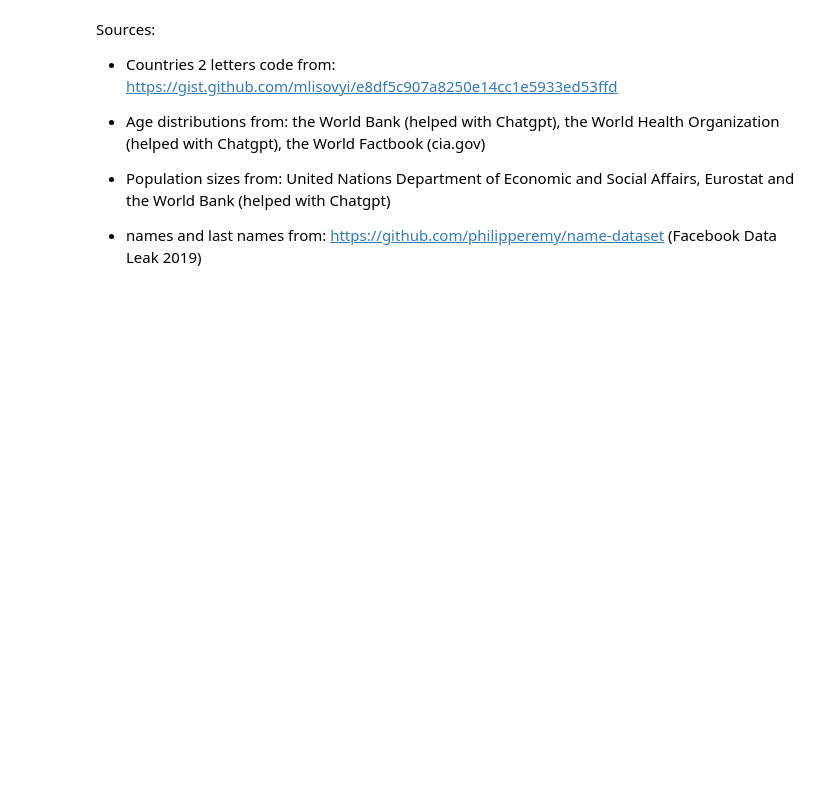
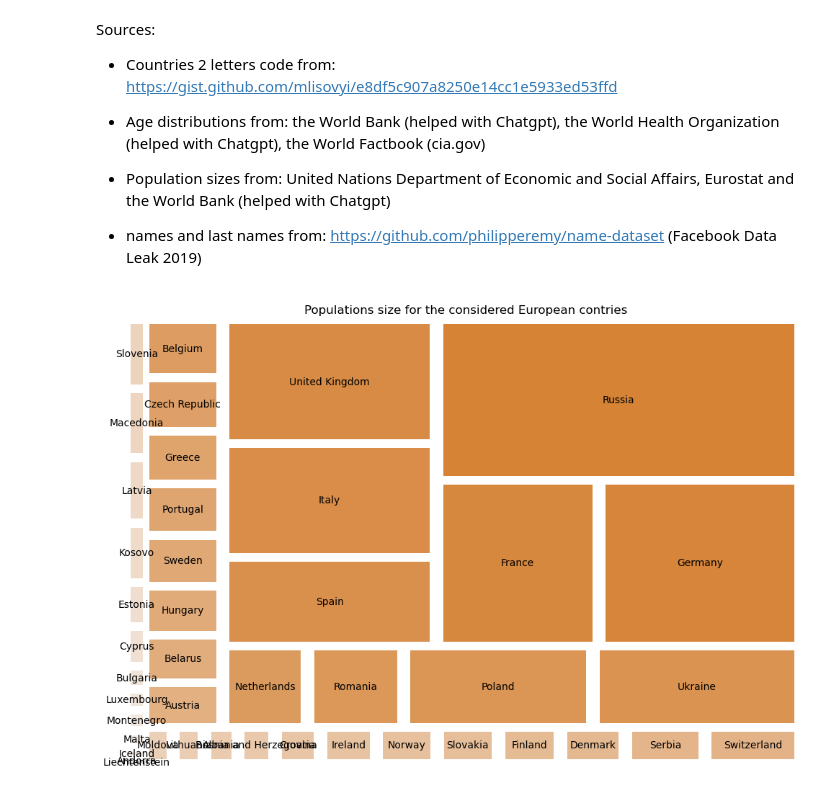
Before and after one commit to robachowyk/PhD-research, a Jupyter notebook: simulate data/python/generate identifiers.ipynb, the cells around one changed output. Saved outputs shown, nothing was run; the diff lists cells and outputs as text; code cells hidden in the pictures; blank space fills up the shorter version.

```diff
--- a/simulate data/python/generate identifiers.ipynb
+++ b/simulate data/python/generate identifiers.ipynb
@@ -27,4 +31,12 @@ with open(os.path.join('..', 'data dictionaries', 'european_countries_age.pkl'),
     european_countries_age = pickle.load(f)
+# %%
+plt.figure(figsize=(12,8))
+plt.title(f"Populations size for the considered European contries")
+squarify.plot(sorted(european_countries_pop.values()), label=sorted(european_countries_pop, key=european_countries_pop.get), alpha=0.8, color=sns.light_palette('#cc6404', len(european_countries_pop)), pad=True)
+plt.axis('off')
+plt.show()
+# %% [output]
+[figure, added]
 # %%
 # generate dataset with identifiers (names, birth year, nationality, gender)
 
```
Also changed, not shown: parts of 4 cells of this notebook, 28 other files.
